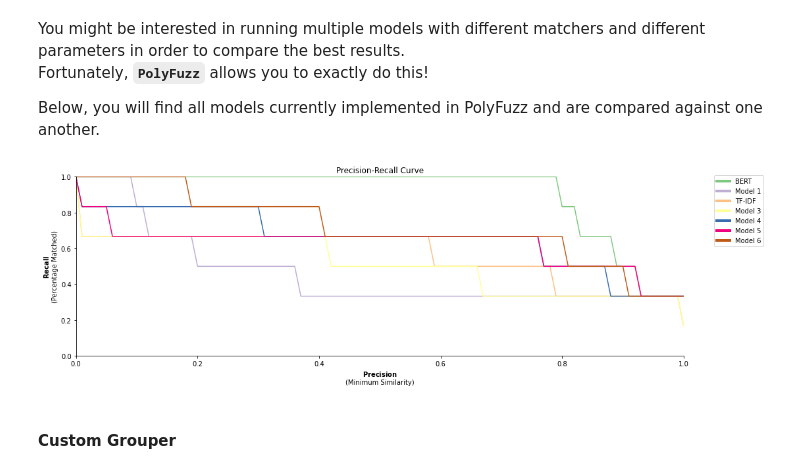
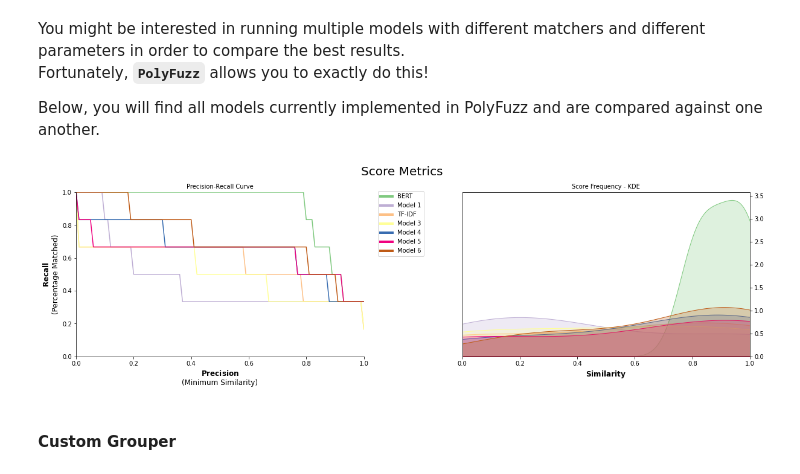
Before and after one commit to MaartenGr/PolyFuzz, a Jupyter notebook: notebooks/Overview.ipynb, the cells around one changed output. Saved outputs shown, nothing was run; the diff lists cells and outputs as text; code cells hidden in the pictures.

```diff
--- a/notebooks/Overview.ipynb
+++ b/notebooks/Overview.ipynb
@@ -97,9 +97,9 @@ matchers = [bert_matcher, fasttext_matcher, tfidf_matcher, tfidf_large_matcher,
 # %%
 model = PolyFuzz(matchers).match(from_list, to_list)
 # %%
-model.visualize_precision_recall(save_path="multiple_models.png", kde=False)
+model.visualize_precision_recall(kde=True)
 # %% [output]
-[figure, old version]
+[figure, new version]
 # %% [markdown]
 #### Custom Grouper
 # %% [markdown]
```
Also changed, not shown: parts of 3 cells of this notebook, 6 other files.
